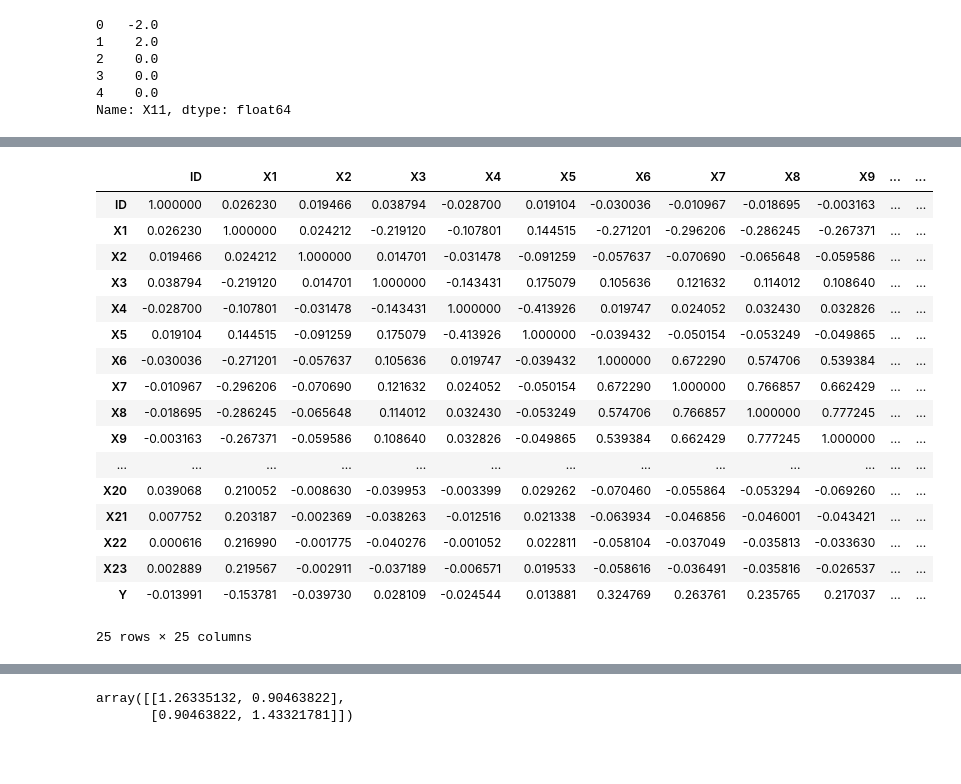
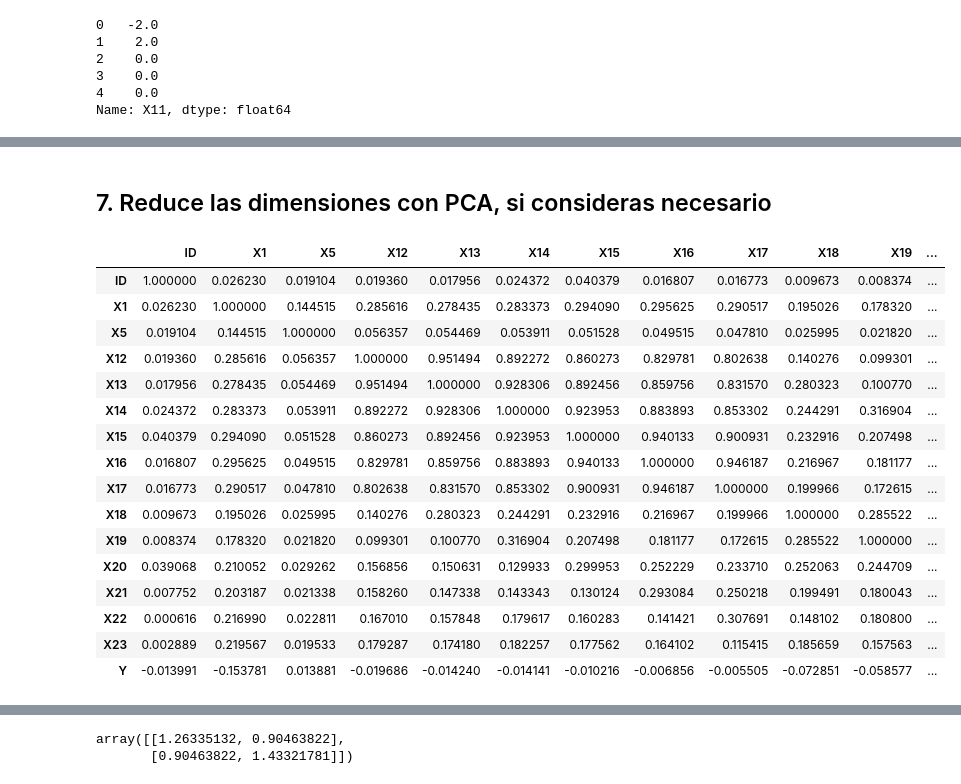
Before and after one commit to PosgradoMNA/actividades-de-aprendizaje-rzunick, a Jupyter notebook: Semana_7_Actividad_2_Visualización_Ronald_Zuniga_A01686240.ipynb, the cells around one changed output, grey strips where cells are left out. Cells and saved outputs as stored; diff of their text form; code cells hidden in the pictures; blank space fills up the shorter version.

```diff
--- a/Semana_7_Actividad_2_Visualización_Ronald_Zuniga_A01686240.ipynb
+++ b/Semana_7_Actividad_2_Visualización_Ronald_Zuniga_A01686240.ipynb
@@ -292,0 +295,7 @@ df_num.describe()
+# %%
+from sklearn.pipeline import Pipeline
+from sklearn.preprocessing import MinMaxScaler
+
+scaler = MinMaxScaler()
+# %%
+scaler.fit(df_num)
@@ -292,0 +304,8 @@ df_num.describe()
+# %%
+ct = ColumnTransformer(transformers=
+    [('scaler', scaler, numericas)]
+    )
+# %%
+df_num_scaled = pd.DataFrame(ct.fit_transform(df_num))
+df_num_scaled.columns = numericas
+df_num_scaled.head()
@@ -293,24 +319,25 @@ df_num.describe()
+# %% [markdown]
+## 7. Reduce las dimensiones con PCA, si consideras necesario
 # %%
-df.corr()
+df_num_scaled.corr()
 # %% [output]
-|  | ID | X1 | X2 | X3 | X4 | X5 | X6 | X7 | X8 | X9 | ... | ... |
-| ID | 1.000000 | 0.026230 | 0.019466 | 0.038794 | -0.028700 | 0.019104 | -0.030036 | -0.010967 | -0.018695 | -0.003163 | ... | ... |
-| X1 | 0.026230 | 1.000000 | 0.024212 | -0.219120 | -0.107801 | 0.144515 | -0.271201 | -0.296206 | -0.286245 | -0.267371 | ... | ... |
-| X2 | 0.019466 | 0.024212 | 1.000000 | 0.014701 | -0.031478 | -0.091259 | -0.057637 | -0.070690 | -0.065648 | -0.059586 | ... | ... |
-| X3 | 0.038794 | -0.219120 | 0.014701 | 1.000000 | -0.143431 | 0.175079 | 0.105636 | 0.121632 | 0.114012 | 0.108640 | ... | ... |
-| X4 | -0.028700 | -0.107801 | -0.031478 | -0.143431 | 1.000000 | -0.413926 | 0.019747 | 0.024052 | 0.032430 | 0.032826 | ... | ... |
-| X5 | 0.019104 | 0.144515 | -0.091259 | 0.175079 | -0.413926 | 1.000000 | -0.039432 | -0.050154 | -0.053249 | -0.049865 | ... | ... |
-| X6 | -0.030036 | -0.271201 | -0.057637 | 0.105636 | 0.019747 | -0.039432 | 1.000000 | 0.672290 | 0.574706 | 0.539384 | ... | ... |
-| X7 | -0.010967 | -0.296206 | -0.070690 | 0.121632 | 0.024052 | -0.050154 | 0.672290 | 1.000000 | 0.766857 | 0.662429 | ... | ... |
-| X8 | -0.018695 | -0.286245 | -0.065648 | 0.114012 | 0.032430 | -0.053249 | 0.574706 | 0.766857 | 1.000000 | 0.777245 | ... | ... |
-| X9 | -0.003163 | -0.267371 | -0.059586 | 0.108640 | 0.032826 | -0.049865 | 0.539384 | 0.662429 | 0.777245 | 1.000000 | ... | ... |
-| ... | ... | ... | ... | ... | ... | ... | ... | ... | ... | ... | ... | ... |
-| X20 | 0.039068 | 0.210052 | -0.008630 | -0.039953 | -0.003399 | 0.029262 | -0.070460 | -0.055864 | -0.053294 | -0.069260 | ... | ... |
-| X21 | 0.007752 | 0.203187 | -0.002369 | -0.038263 | -0.012516 | 0.021338 | -0.063934 | -0.046856 | -0.046001 | -0.043421 | ... | ... |
-| X22 | 0.000616 | 0.216990 | -0.001775 | -0.040276 | -0.001052 | 0.022811 | -0.058104 | -0.037049 | -0.035813 | -0.033630 | ... | ... |
-| X23 | 0.002889 | 0.219567 | -0.002911 | -0.037189 | -0.006571 | 0.019533 | -0.058616 | -0.036491 | -0.035816 | -0.026537 | ... | ... |
-| Y | -0.013991 | -0.153781 | -0.039730 | 0.028109 | -0.024544 | 0.013881 | 0.324769 | 0.263761 | 0.235765 | 0.217037 | ... | ... |
+|  | ID | X1 | X5 | X12 | X13 | X14 | X15 | X16 | X17 | X18 | X19 | ... |
+| ID | 1.000000 | 0.026230 | 0.019104 | 0.019360 | 0.017956 | 0.024372 | 0.040379 | 0.016807 | 0.016773 | 0.009673 | 0.008374 | ... |
+| X1 | 0.026230 | 1.000000 | 0.144515 | 0.285616 | 0.278435 | 0.283373 | 0.294090 | 0.295625 | 0.290517 | 0.195026 | 0.178320 | ... |
+| X5 | 0.019104 | 0.144515 | 1.000000 | 0.056357 | 0.054469 | 0.053911 | 0.051528 | 0.049515 | 0.047810 | 0.025995 | 0.021820 | ... |
+| X12 | 0.019360 | 0.285616 | 0.056357 | 1.000000 | 0.951494 | 0.892272 | 0.860273 | 0.829781 | 0.802638 | 0.140276 | 0.099301 | ... |
+| X13 | 0.017956 | 0.278435 | 0.054469 | 0.951494 | 1.000000 | 0.928306 | 0.892456 | 0.859756 | 0.831570 | 0.280323 | 0.100770 | ... |
+| X14 | 0.024372 | 0.283373 | 0.053911 | 0.892272 | 0.928306 | 1.000000 | 0.923953 | 0.883893 | 0.853302 | 0.244291 | 0.316904 | ... |
+| X15 | 0.040379 | 0.294090 | 0.051528 | 0.860273 | 0.892456 | 0.923953 | 1.000000 | 0.940133 | 0.900931 | 0.232916 | 0.207498 | ... |
+| X16 | 0.016807 | 0.295625 | 0.049515 | 0.829781 | 0.859756 | 0.883893 | 0.940133 | 1.000000 | 0.946187 | 0.216967 | 0.181177 | ... |
+| X17 | 0.016773 | 0.290517 | 0.047810 | 0.802638 | 0.831570 | 0.853302 | 0.900931 | 0.946187 | 1.000000 | 0.199966 | 0.172615 | ... |
+| X18 | 0.009673 | 0.195026 | 0.025995 | 0.140276 | 0.280323 | 0.244291 | 0.232916 | 0.216967 | 0.199966 | 1.000000 | 0.285522 | ... |
+| X19 | 0.008374 | 0.178320 | 0.021820 | 0.099301 | 0.100770 | 0.316904 | 0.207498 | 0.181177 | 0.172615 | 0.285522 | 1.000000 | ... |
+| X20 | 0.039068 | 0.210052 | 0.029262 | 0.156856 | 0.150631 | 0.129933 | 0.299953 | 0.252229 | 0.233710 | 0.252063 | 0.244709 | ... |
+| X21 | 0.007752 | 0.203187 | 0.021338 | 0.158260 | 0.147338 | 0.143343 | 0.130124 | 0.293084 | 0.250218 | 0.199491 | 0.180043 | ... |
+| X22 | 0.000616 | 0.216990 | 0.022811 | 0.167010 | 0.157848 | 0.179617 | 0.160283 | 0.141421 | 0.307691 | 0.148102 | 0.180800 | ... |
+| X23 | 0.002889 | 0.219567 | 0.019533 | 0.179287 | 0.174180 | 0.182257 | 0.177562 | 0.164102 | 0.115415 | 0.185659 | 0.157563 | ... |
+| Y | -0.013991 | -0.153781 | 0.013881 | -0.019686 | -0.014240 | -0.014141 | -0.010216 | -0.006856 | -0.005505 | -0.072851 | -0.058577 | ... |
-25 rows × 25 columns
 # %%
 # Uso de matriz de correlación de Pearson para crear mapa de calor de correlación entre atributos
 
```
Also changed, not shown: parts of 16 cells of this notebook.
